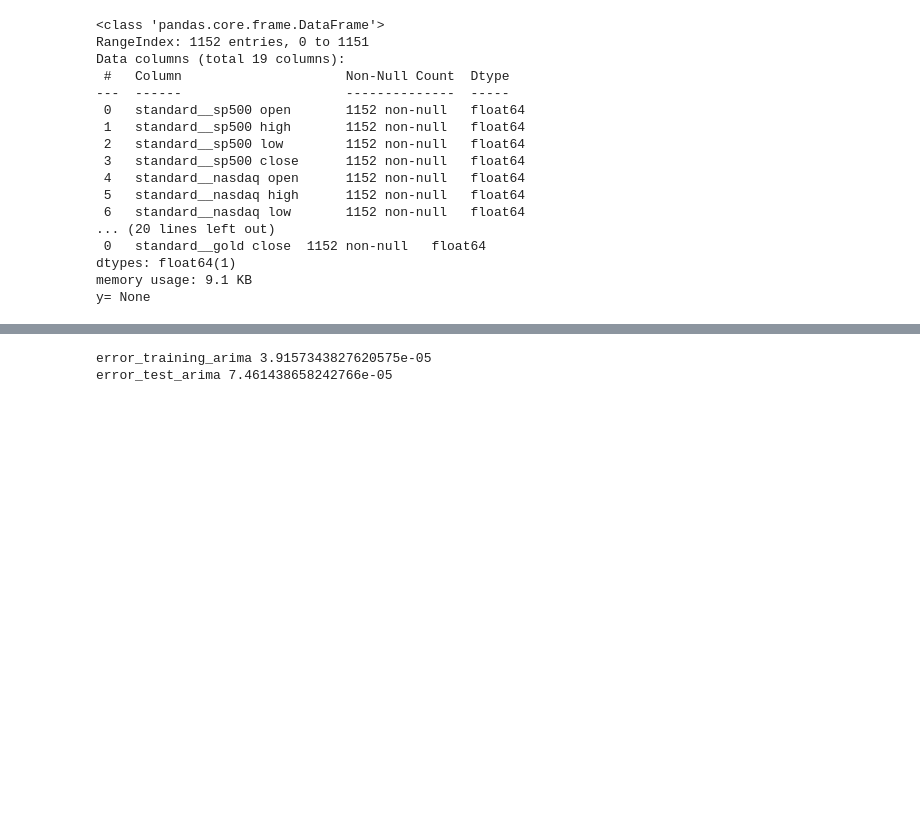
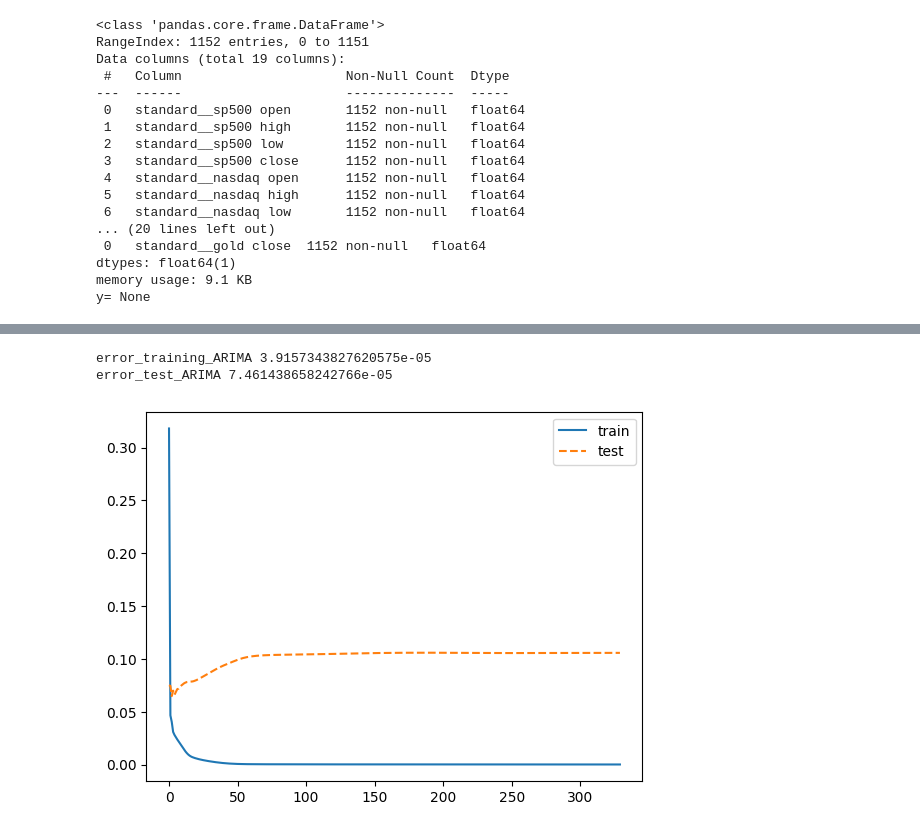
Before and after one commit to jairobernardesjunior/016_Financial_regression_project_predict_gold_price, a Jupyter notebook: 02 pgp_treina.ipynb, the cells around one changed output, grey strips where cells are left out. Drawn from its saved outputs; the diff is of its cells as text; code cells hidden in the pictures; blank space fills up the shorter version.

```diff
--- a/02 pgp_treina.ipynb
+++ b/02 pgp_treina.ipynb
@@ -246,7 +246,41 @@ error_test_arima = mean_squared_error(Y_test, predicated)
 # %%
-print('error_training_arima', error_training_arima)
-print('error_test_arima', error_test_arima)
+print('error_training_ARIMA', error_training_ARIMA)
+print('error_test_ARIMA', error_test_ARIMA)
 #print('predicated', predicated.head(5))
 # %% [output]
-error_training_arima 3.9157343827620575e-05
-error_test_arima 7.461438658242766e-05
+error_training_ARIMA 3.9157343827620575e-05
+error_test_ARIMA 7.461438658242766e-05
+# %%
+# treinando o modelo LST
+seq_len = 2 #Comprimento da seq para o LSTM
+Y_train_LSTM, Y_test_LSTM = np.array(Y_train)[seq_len-1:], np.array(Y_test)
+X_train_LSTM = np.zeros((X_train.shape[0]+1-seq_len, seq_len, X_train.shape[1]))
+X_test_LSTM = np.zeros((X_test.shape[0], seq_len, X.shape[1]))
+for i in range(seq_len):
+    X_train_LSTM[:, i, :] = np.array(X_train)[i:X_train.shape[0]+i+1-seq_len, :]
+    X_test_LSTM[:, i, :] = np.array(X)[X_train.shape[0]+i-1:X.shape[0]+i+1-seq_len, :]
+# %%
+# LSTM Network
+def create_LSTMmodel(learn_rate = 0.01, momentum=0.0):
+    # criação do modelo
+    model = Sequential()
+    model.add(LSTM(50, input_shape=(X_train_LSTM.shape[1], X_train_LSTM.shape[2])))
+
+    #Mais células podem ser acrescentadas, se necessário
+    model.add(Dense(1))
+    optimizer = SGD(momentum=momentum)
+    #optimizer = SGD(lr=learn_rate, momentum=momentum)
+    model.compile(loss='mse', optimizer='adam')
+    return model
+# %%
+LSTMModel = create_LSTMmodel(learn_rate = 0.01, momentum=0.0)
+LSTMModel_fit = LSTMModel.fit(X_train_LSTM, Y_train_LSTM,
+                    validation_data=(X_test_LSTM, Y_test_LSTM),
+                    epochs=330, batch_size=72, verbose=0, shuffle=False)
+# %%
+pyplot.plot(LSTMModel_fit.history['loss'], label='train', )
+pyplot.plot(LSTMModel_fit.history['val_loss'], '--',label='test',)
+pyplot.legend()
+pyplot.show()
+# %% [output]
+[figure, added]
```
Also changed, not shown: parts of 15 cells of this notebook.
